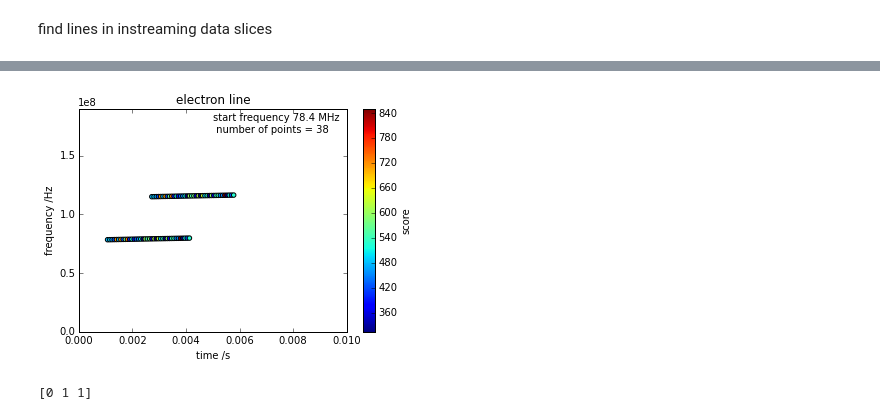
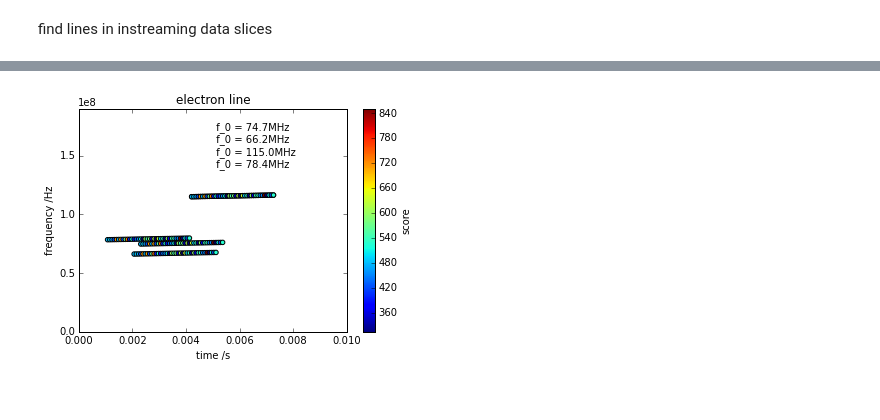
Before and after one commit to cclaessens/furse, a Jupyter notebook: furses_algorithm.ipynb, the cells around one changed output, grey strips where cells are left out. Saved outputs shown, nothing was run; the diff lists cells and outputs as text; code cells hidden in the pictures.

Commit message:
line connection implemented

```diff
--- a/furses_algorithm.ipynb
+++ b/furses_algorithm.ipynb
@@ -91,6 +98,9 @@ class line:
     def __init__(self, startpos, startfreq, startscore):
 
         self.active = 1
+        self.collectable = 1
+        self.length = 1
+
 
 
         "point lists"
@@ -101,14 +111,13 @@ class line:
 
         "line porperties"
         self.slope = 0
-        self.length = 1
         self.score = startscore
         self.startpos = startpos
         self.startfreq = startfreq
 
         " fill lists"
-        self.scorelist.append(self.score)
-        self.binlist.append(self.startpos)
+        self.scorelist.append(startscore)
+        self.binlist.append(startpos)
         self.freqlist.append(startfreq)
         self.trimming_limits.append(np.mean(slice0))
 
@@ -118,10 +127,18 @@ class line:
     def investigate_point(self, pos, freqin, curslice):
 
         match = 0
+
         if pos-self.binlist[-1] > bin_delta:
             self.active = 0
+            self.trimming()
 
-        if  np.abs(freqin-(self.startfreq+self.slope*(pos-self.startpos)))< freq_delta: #np.abs(pos-self.curpos)<=bin_delta and
+
+        elif len(self.binlist) > lan and np.sum(self.scorelist[int(-lan):-1]) < line_thresh:
+            self.active = 0
+            self.trimming()
+
+
+        elif np.abs(freqin-(self.startfreq+self.slope*(pos-self.startpos)))< freq_delta: #np.abs(pos-self.curpos)<=bin_delta and
 
 
             "check neighbour points"
@@ -134,8 +151,6 @@ class line:
 
 
                 "calculate new line properties"
-                self.length = pos - self.startpos
-
                 self.slope =np.mean(np.abs((freqin-np.array(self.freqlist))/(pos-np.array(self.binlist))))
 
 
@@ -144,11 +159,8 @@ class line:
                 self.binlist.append(pos)
                 self.scorelist.append(score)
                 self.trimming_limits.append(np.mean(slice0))
+                self.length = len(self.binlist)
 
-                "calculate new line score"
-
-                if self.length > lan and np.sum(self.scorelist[int(-lan):-1]) < line_thresh:
-                    self.active = 0
 
 
         return match, freqin
@@ -156,15 +168,14 @@ class line:
     "trim edges"
     def trimming(self):
 
-        while len(self.binlist)>lan and self.scorelist[-1] < mu*self.trimming_limits[-1]:
-
+        while len(self.binlist)>=lan/2 and self.scorelist[-1] < mu*self.trimming_limits[-1]:
 
             del self.scorelist[-1]
             del self.binlist[-1]
             del self.freqlist[-1]
             del self.trimming_limits[-1]
 
-        while self.scorelist[0] < mu*self.trimming_limits[0] and len(self.binlist)>lan:
+        while self.scorelist[0] < mu*self.trimming_limits[0] and len(self.binlist)>=lan/2:
 
             del self.scorelist[0]
             del self.binlist[0]
@@ -322,31 +419,26 @@ length [bins] 38
 # %%
 import matplotlib.pyplot as plt
 
 fig = plt.figure(1)
 ax = fig.add_subplot(111)
+anot_text = ''
 for mm in candidates.keys():
     line1 = candidates[mm]
 
     plt.scatter(x[line1.binlist], line1.freqlist, c=line1.scorelist)
 
 
 
-anot_text = 'start frequency '+str(np.round(line1.startfreq/10**5)/10)+' MHz \n number of points = '+ str(line1.length)
-ax.text(0.005, 1.7*10**8, anot_text)
+    anot_text = anot_text+'\n f_0 = '+str(np.round(line1.startfreq/10**5)/10)+ 'MHz'
+ax.text(0.005, 1.4*10**8, anot_text)
         #bbox={'facecolor':'white', 'alpha':0.5, 'pad':10})
 plt.xlim([0, 0.01])
 plt.ylim([np.min(y), np.max(y)])
 plt.title('electron line')
 plt.xlabel('time /s')
 plt.ylabel('frequency /Hz')
 cbar = plt.colorbar()
 cbar.ax.set_ylabel('score')
 plt.show()
 # %% [output]
-[figure, old version]
+[figure, new version]
-# %%
-a = [0, 1,-1]
-b = np.abs(a)
-print b
-# %% [output]
-[0 1 1]
```
Also changed, not shown: parts of 7 cells of this notebook.
